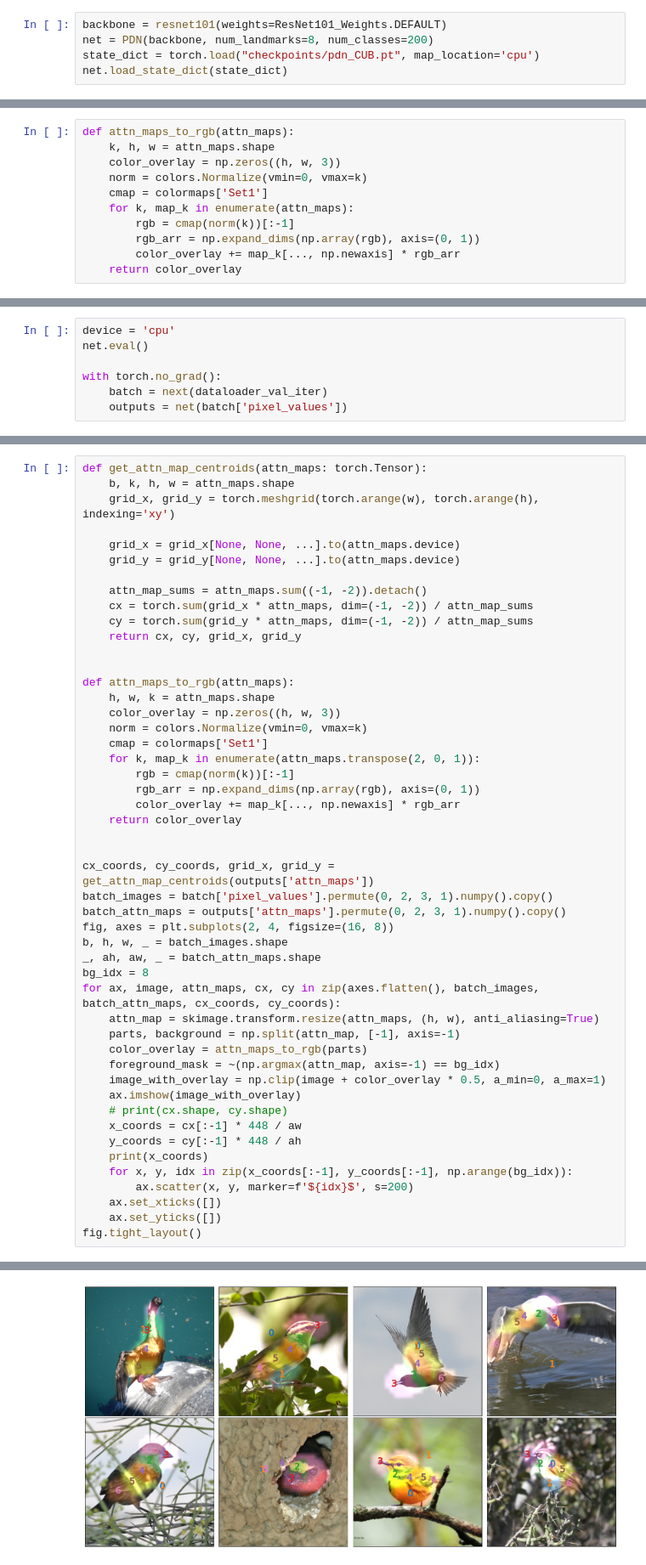
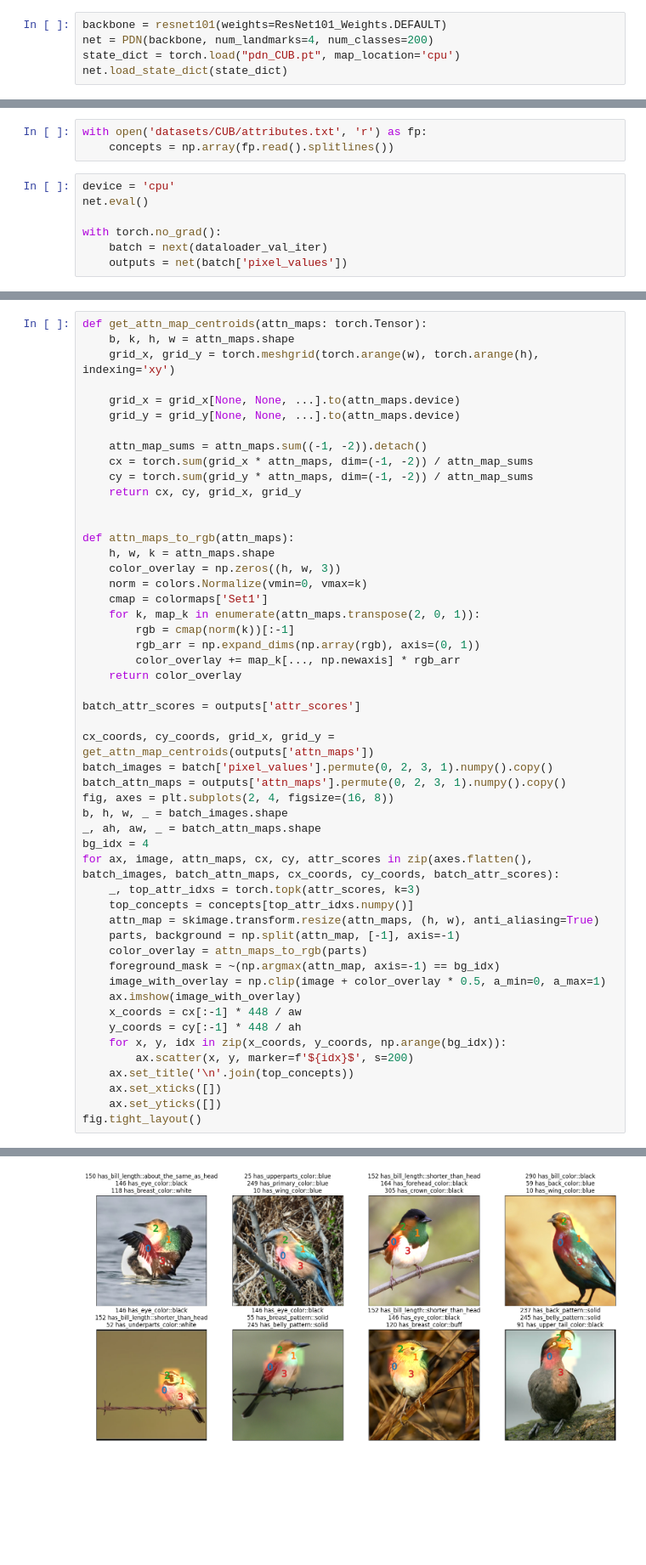
Before and after one commit to zijizhu/clip-concept, a Jupyter notebook: part_discovery.ipynb, the cells around one changed output, grey strips where cells are left out. Shown at 85% size. Cells and saved outputs as stored; diff of their text form; blank space fills up the shorter version.

Commit message:
visualization and backbone ft update

```diff
--- a/part_discovery.ipynb
+++ b/part_discovery.ipynb
@@ -19,19 +18,8 @@ dataloader_val = DataLoader(dataset=dataset_val, batch_size=8, shuffle=True, num
 dataloader_val_iter = iter(dataloader_val)
 # %%
 backbone = resnet101(weights=ResNet101_Weights.DEFAULT)
-net = PDN(backbone, num_landmarks=8, num_classes=200)
-state_dict = torch.load("checkpoints/pdn_CUB.pt", map_location='cpu')
+net = PDN(backbone, num_landmarks=4, num_classes=200)
+state_dict = torch.load("pdn_CUB.pt", map_location='cpu')
 net.load_state_dict(state_dict)
 # %% [output]
 <All keys matched successfully>
-# %%
-def attn_maps_to_rgb(attn_maps):
-    k, h, w = attn_maps.shape
-    color_overlay = np.zeros((h, w, 3))
-    norm = colors.Normalize(vmin=0, vmax=k)
-    cmap = colormaps['Set1']
-    for k, map_k in enumerate(attn_maps):
-        rgb = cmap(norm(k))[:-1]
-        rgb_arr = np.expand_dims(np.array(rgb), axis=(0, 1))
-        color_overlay += map_k[..., np.newaxis] * rgb_arr
-    return color_overlay
@@ -82,3 +26,6 @@ def save_maps(images: torch.Tensor, attn_maps: torch.Tensor, epoch: int, model_n
+# %%
+with open('datasets/CUB/attributes.txt', 'r') as fp:
+    concepts = np.array(fp.read().splitlines())
 # %%
 device = 'cpu'
 net.eval()
@@ -121,6 +58,7 @@ def attn_maps_to_rgb(attn_maps):
         color_overlay += map_k[..., np.newaxis] * rgb_arr
     return color_overlay
 
+batch_attr_scores = outputs['attr_scores']
 
 cx_coords, cy_coords, grid_x, grid_y = get_attn_map_centroids(outputs['attn_maps'])
 batch_images = batch['pixel_values'].permute(0, 2, 3, 1).numpy().copy()
@@ -128,20 +66,21 @@ batch_attn_maps = outputs['attn_maps'].permute(0, 2, 3, 1).numpy().copy()
 fig, axes = plt.subplots(2, 4, figsize=(16, 8))
 b, h, w, _ = batch_images.shape
 _, ah, aw, _ = batch_attn_maps.shape
-bg_idx = 8
-for ax, image, attn_maps, cx, cy in zip(axes.flatten(), batch_images, batch_attn_maps, cx_coords, cy_coords):
+bg_idx = 4
+for ax, image, attn_maps, cx, cy, attr_scores in zip(axes.flatten(), batch_images, batch_attn_maps, cx_coords, cy_coords, batch_attr_scores):
+    _, top_attr_idxs = torch.topk(attr_scores, k=3)
+    top_concepts = concepts[top_attr_idxs.numpy()]
     attn_map = skimage.transform.resize(attn_maps, (h, w), anti_aliasing=True)
     parts, background = np.split(attn_map, [-1], axis=-1)
     color_overlay = attn_maps_to_rgb(parts)
     foreground_mask = ~(np.argmax(attn_map, axis=-1) == bg_idx)
     image_with_overlay = np.clip(image + color_overlay * 0.5, a_min=0, a_max=1)
     ax.imshow(image_with_overlay)
-    # print(cx.shape, cy.shape)
     x_coords = cx[:-1] * 448 / aw
     y_coords = cy[:-1] * 448 / ah
-    print(x_coords)
-    for x, y, idx in zip(x_coords[:-1], y_coords[:-1], np.arange(bg_idx)):
+    for x, y, idx in zip(x_coords, y_coords, np.arange(bg_idx)):
         ax.scatter(x, y, marker=f'${idx}$', s=200)
+    ax.set_title('\n'.join(top_concepts))
     ax.set_xticks([])
     ax.set_yticks([])
 fig.tight_layout()
@@ -165 +88 @@ tensor([227.5289, 216.6061, 185.1866, 141.0629, 221.3661, 261.3143, 285.2801,
-[figure, old version]
+[figure, new version]
```
Also changed, not shown: parts of 13 cells of this notebook, 3 other files.
